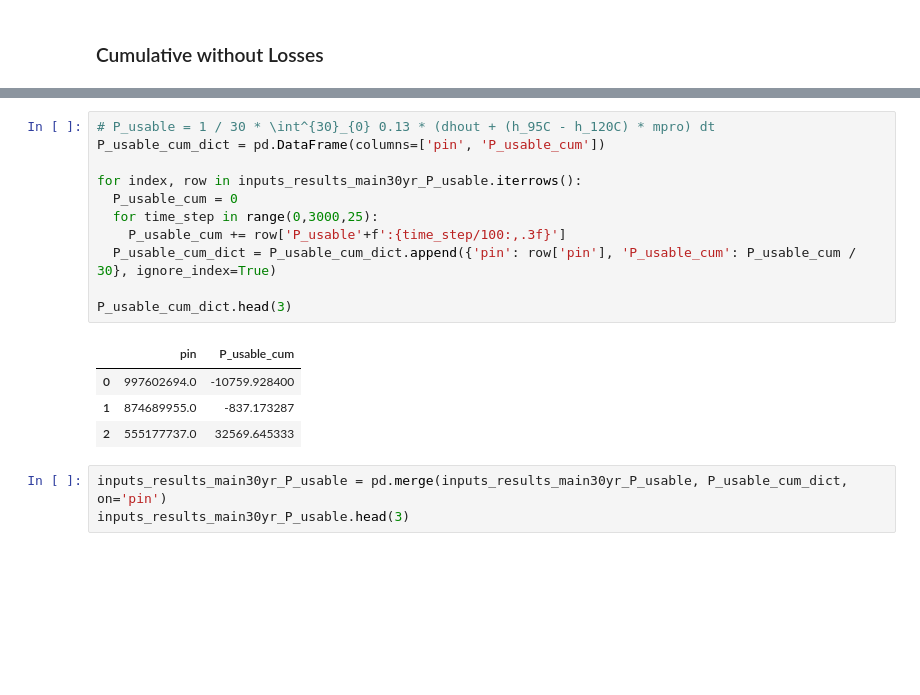
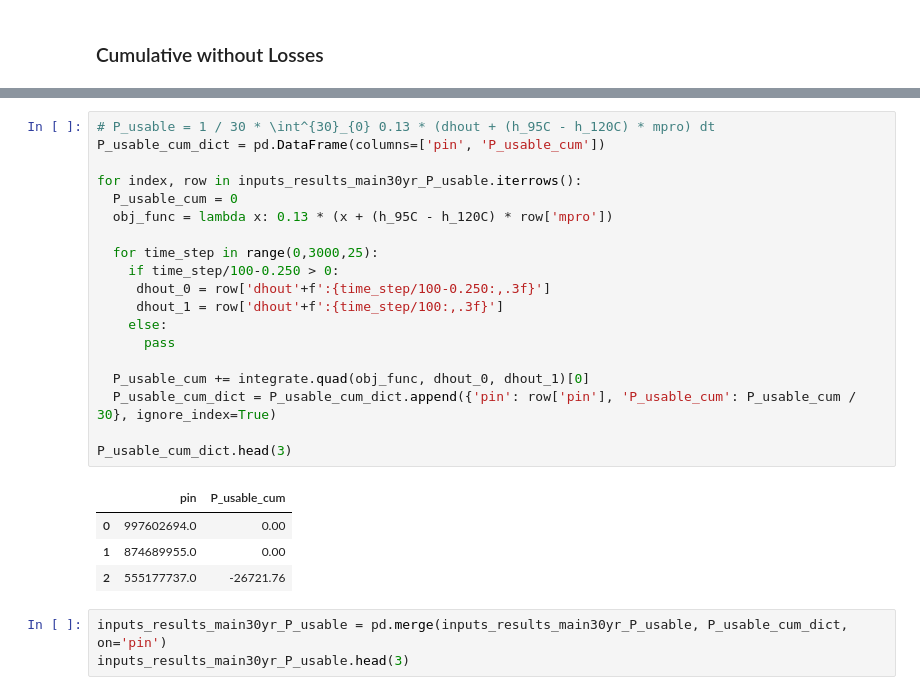
Before and after one commit to borisenko-ru/spe_pivot_2022_datathon, a Jupyter notebook: spe_pivot_datathon.ipynb, the cells around one changed output, grey strips where cells are left out. Saved outputs shown, nothing was run; the diff lists cells and outputs as text; blank space fills up the shorter version.

```diff
--- a/spe_pivot_datathon.ipynb
+++ b/spe_pivot_datathon.ipynb
@@ -513,19 +528,27 @@ Low performance simulation well spacing:  [687.0]
 # %%
 # P_usable = 1 / 30 * \int^{30}_{0} 0.13 * (dhout + (h_95C - h_120C) * mpro) dt
 P_usable_cum_dict = pd.DataFrame(columns=['pin', 'P_usable_cum'])
 
 for index, row in inputs_results_main30yr_P_usable.iterrows():
   P_usable_cum = 0
+  obj_func = lambda x: 0.13 * (x + (h_95C - h_120C) * row['mpro'])
+
   for time_step in range(0,3000,25):
-    P_usable_cum += row['P_usable'+f':{time_step/100:,.3f}']
+    if time_step/100-0.250 > 0:
+     dhout_0 = row['dhout'+f':{time_step/100-0.250:,.3f}']
+     dhout_1 = row['dhout'+f':{time_step/100:,.3f}']
+    else:
+      pass
+
+  P_usable_cum += integrate.quad(obj_func, dhout_0, dhout_1)[0]
   P_usable_cum_dict = P_usable_cum_dict.append({'pin': row['pin'], 'P_usable_cum': P_usable_cum / 30}, ignore_index=True)
 
 P_usable_cum_dict.head(3)
 # %% [output]
 |  | pin | P_usable_cum |
-| 0 | 997602694.0 | -10759.928400 |
-| 1 | 874689955.0 | -837.173287 |
-| 2 | 555177737.0 | 32569.645333 |
+| 0 | 997602694.0 | 0.00 |
+| 1 | 874689955.0 | 0.00 |
+| 2 | 555177737.0 | -26721.76 |
 # %%
 inputs_results_main30yr_P_usable = pd.merge(inputs_results_main30yr_P_usable, P_usable_cum_dict, on='pin')
 inputs_results_main30yr_P_usable.head(3)
```
Also changed, not shown: parts of 49 cells of this notebook.
